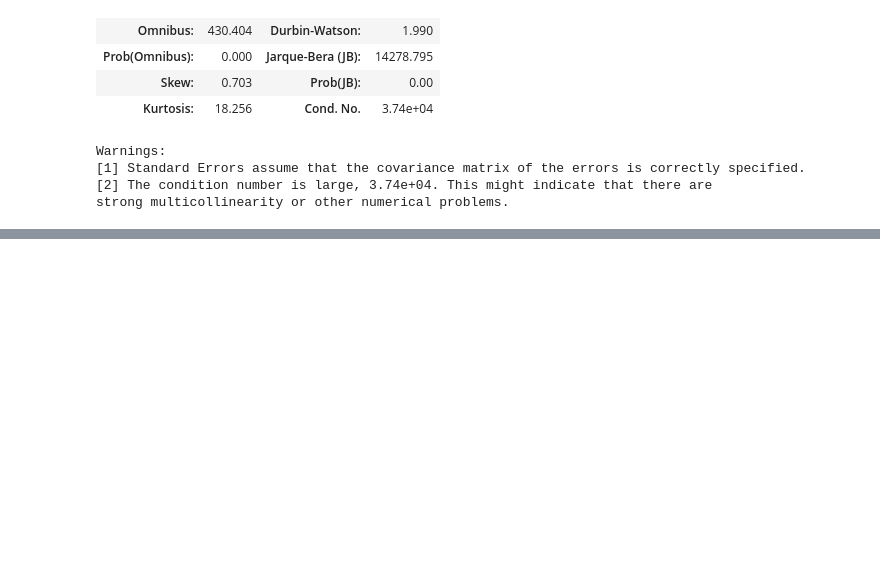
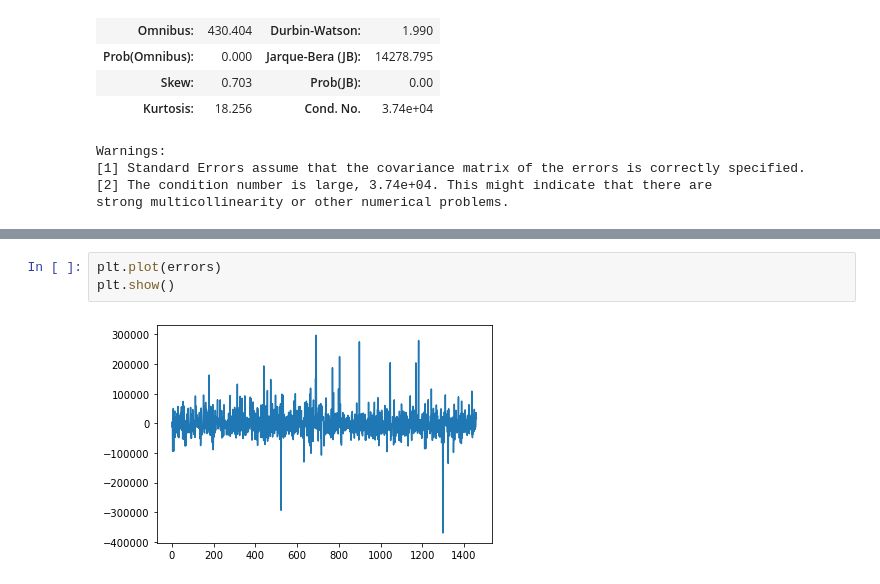
Before and after one commit to FurkanSrtc/DataScience, a Jupyter notebook: Assignments for Regression_Problems/A_02_simple_linear_regression_models.ipynb, the cells around one changed output, grey strips where cells are left out. Cells and saved outputs as stored; diff of their text form; blank space fills up the shorter version.

```diff
--- a/Assignments for Regression_Problems/A_02_simple_linear_regression_models.ipynb
+++ b/Assignments for Regression_Problems/A_02_simple_linear_regression_models.ipynb
@@ -249,0 +317,5 @@ strong multicollinearity or other numerical problems.
+# %%
+plt.plot(errors)
+plt.show()
+# %% [output]
+[figure, added]
```
Also changed, not shown: parts of 9 cells of this notebook.
